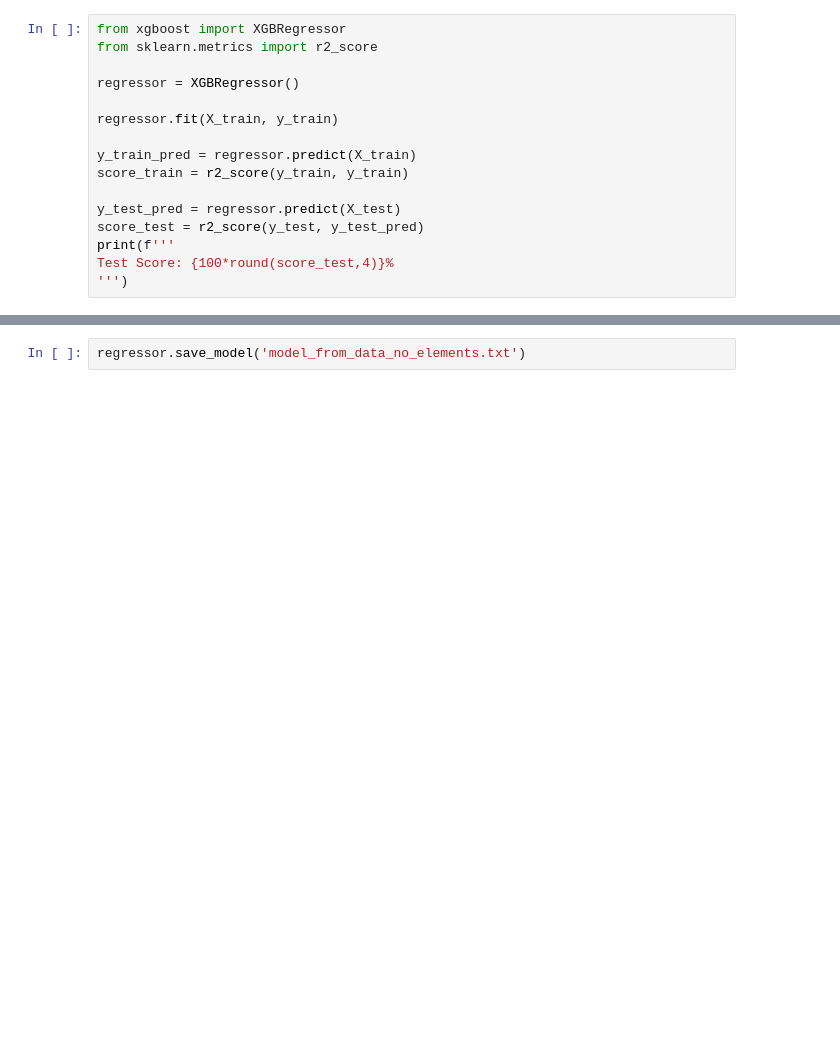
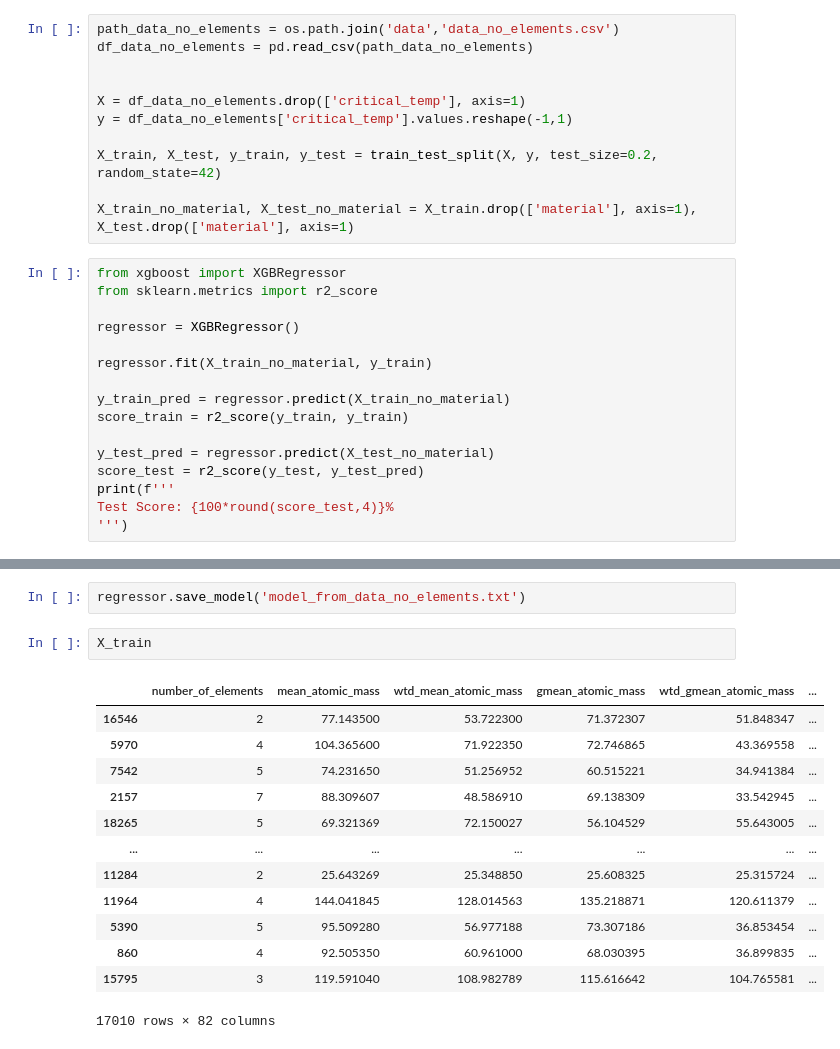
Before and after one commit to AymanSulaiman/superconductor-analysis-and-prediction, a Jupyter notebook: XGBoost_exploration.ipynb, the cells around one changed output, grey strips where cells are left out. Cells and saved outputs as stored; diff of their text form; blank space fills up the shorter version.

```diff
--- a/XGBoost_exploration.ipynb
+++ b/XGBoost_exploration.ipynb
@@ -204,18 +204,29 @@ y = df_2['critical_temp'].values.reshape(-1,1)
 # %%
 from sklearn.model_selection import train_test_split
 X_train, X_test, y_train, y_test = train_test_split(X, y, test_size=0.2, random_state=42)
+# %%
+path_data_no_elements = os.path.join('data','data_no_elements.csv')
+df_data_no_elements = pd.read_csv(path_data_no_elements)
+
+
+X = df_data_no_elements.drop(['critical_temp'], axis=1)
+y = df_data_no_elements['critical_temp'].values.reshape(-1,1)
+
+X_train, X_test, y_train, y_test = train_test_split(X, y, test_size=0.2, random_state=42)
+
+X_train_no_material, X_test_no_material = X_train.drop(['material'], axis=1), X_test.drop(['material'], axis=1)
 # %%
 from xgboost import XGBRegressor
 from sklearn.metrics import r2_score
 
 regressor = XGBRegressor()
 
-regressor.fit(X_train, y_train)
+regressor.fit(X_train_no_material, y_train)
 
-y_train_pred = regressor.predict(X_train)
+y_train_pred = regressor.predict(X_train_no_material)
 score_train = r2_score(y_train, y_train)
 
-y_test_pred = regressor.predict(X_test)
+y_test_pred = regressor.predict(X_test_no_material)
 score_test = r2_score(y_test, y_test_pred)
 print(f'''
 Test Score: {100*round(score_test,4)}%
@@ -224,3 +235,19 @@ Test Score: {100*round(score_test,4)}%
 Test Score: 92.36999999999999%
 # %%
 regressor.save_model('model_from_data_no_elements.txt')
+# %%
+X_train
+# %% [output]
+|  | number_of_elements | mean_atomic_mass | wtd_mean_atomic_mass | gmean_atomic_mass | wtd_gmean_atomic_mass | ... |
+| 16546 | 2 | 77.143500 | 53.722300 | 71.372307 | 51.848347 | ... |
+| 5970 | 4 | 104.365600 | 71.922350 | 72.746865 | 43.369558 | ... |
+| 7542 | 5 | 74.231650 | 51.256952 | 60.515221 | 34.941384 | ... |
+| 2157 | 7 | 88.309607 | 48.586910 | 69.138309 | 33.542945 | ... |
+| 18265 | 5 | 69.321369 | 72.150027 | 56.104529 | 55.643005 | ... |
+| ... | ... | ... | ... | ... | ... | ... |
+| 11284 | 2 | 25.643269 | 25.348850 | 25.608325 | 25.315724 | ... |
+| 11964 | 4 | 144.041845 | 128.014563 | 135.218871 | 120.611379 | ... |
+| 5390 | 5 | 95.509280 | 56.977188 | 73.307186 | 36.853454 | ... |
+| 860 | 4 | 92.505350 | 60.961000 | 68.030395 | 36.899835 | ... |
+| 15795 | 3 | 119.591040 | 108.982789 | 115.616642 | 104.765581 | ... |
+17010 rows × 82 columns
```
Also changed, not shown: parts of 8 cells of this notebook, 1 other file.
